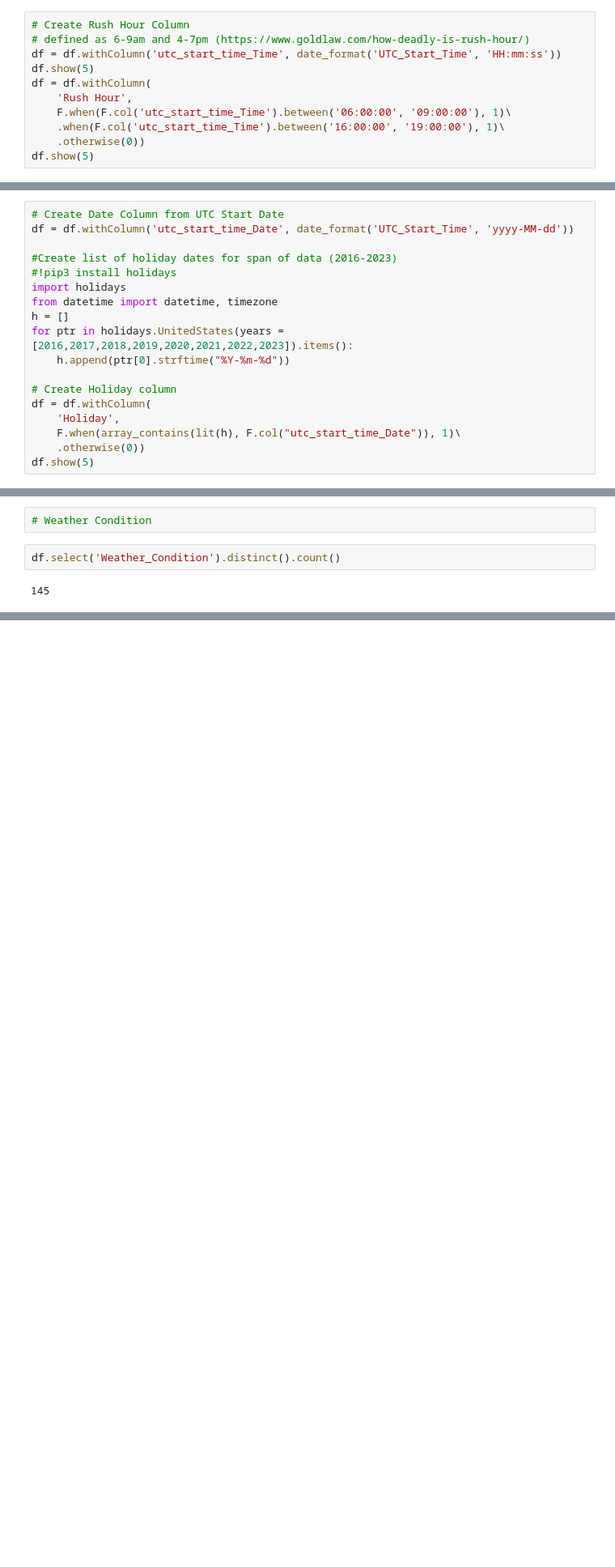
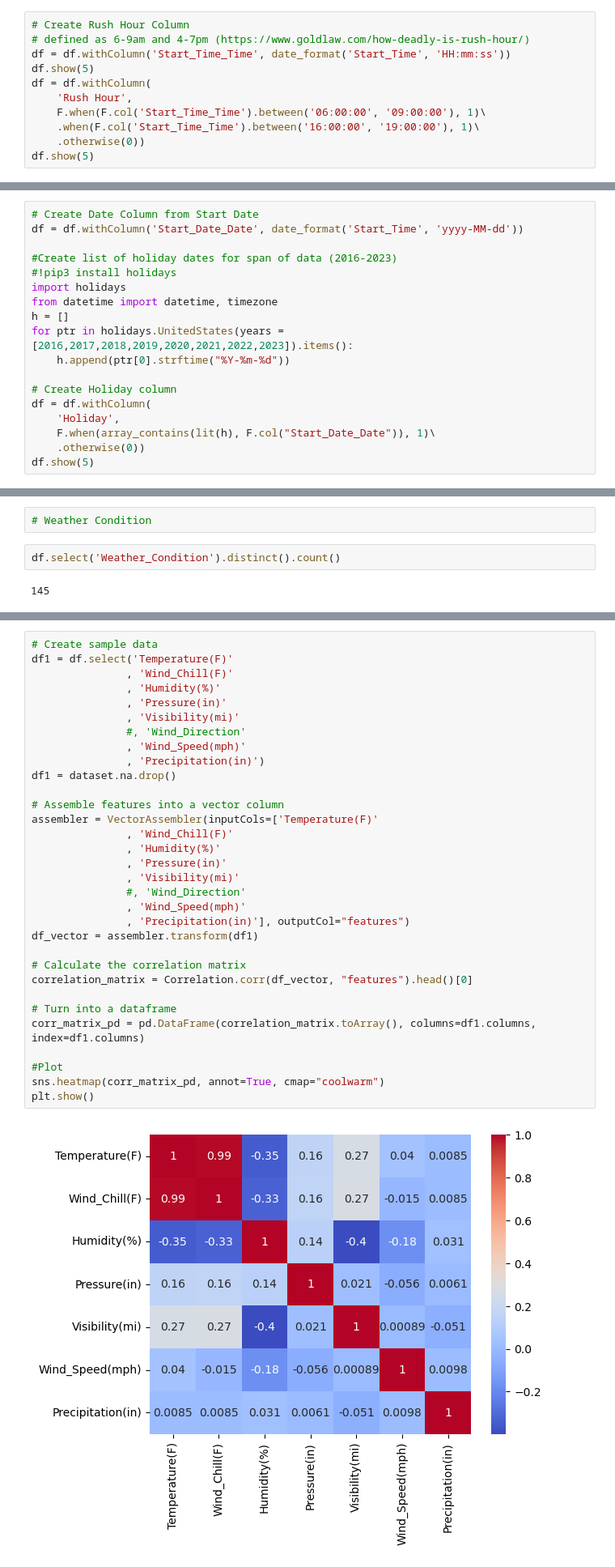
Before and after one commit to eplarocco/spark_traffic_data, a Jupyter notebook: EDA_Weather_Time.ipynb, the cells around one changed output, grey strips where cells are left out. Shown at 81% size. Drawn from its saved outputs; the diff is of its cells as text; blank space fills up the shorter version.

Commit message:
added correlation map for weather columns

```diff
--- a/EDA_Weather_Time.ipynb
+++ b/EDA_Weather_Time.ipynb
@@ -208,12 +222,12 @@ only showing top 5 rows
 # %%
 # Create Rush Hour Column
 # defined as 6-9am and 4-7pm (https://www.goldlaw.com/how-deadly-is-rush-hour/)
-df = df.withColumn('utc_start_time_Time', date_format('UTC_Start_Time', 'HH:mm:ss'))
+df = df.withColumn('Start_Time_Time', date_format('Start_Time', 'HH:mm:ss'))
 df.show(5)
 df = df.withColumn(
     'Rush Hour',
-    F.when(F.col('utc_start_time_Time').between('06:00:00', '09:00:00'), 1)\
-    .when(F.col('utc_start_time_Time').between('16:00:00', '19:00:00'), 1)\
+    F.when(F.col('Start_Time_Time').between('06:00:00', '09:00:00'), 1)\
+    .when(F.col('Start_Time_Time').between('16:00:00', '19:00:00'), 1)\
     .otherwise(0))
 df.show(5)
 # %% [output]
@@ -236,7 +250,7 @@ only showing top 5 rows
 only showing top 5 rows
 # %%
-# Create Date Column from UTC Start Date
-df = df.withColumn('utc_start_time_Date', date_format('UTC_Start_Time', 'yyyy-MM-dd'))
+# Create Date Column from Start Date
+df = df.withColumn('Start_Date_Date', date_format('Start_Time', 'yyyy-MM-dd'))
 
 #Create list of holiday dates for span of data (2016-2023)
 #!pip3 install holidays
@@ -249,7 +263,7 @@ for ptr in holidays.UnitedStates(years = [2016,2017,2018,2019,2020,2021,2022,202
 # Create Holiday column
 df = df.withColumn(
     'Holiday',
-    F.when(array_contains(lit(h), F.col("utc_start_time_Date")), 1)\
+    F.when(array_contains(lit(h), F.col("Start_Date_Date")), 1)\
     .otherwise(0))
 df.show(5)
 # %% [output]
@@ -315,0 +323,34 @@ only showing top 20 rows
+# %%
+# Create sample data
+df1 = df.select('Temperature(F)'
+               , 'Wind_Chill(F)'
+               , 'Humidity(%)'
+               , 'Pressure(in)'
+               , 'Visibility(mi)'
+               #, 'Wind_Direction'
+               , 'Wind_Speed(mph)'
+               , 'Precipitation(in)')
+df1 = dataset.na.drop()
+
+# Assemble features into a vector column
+assembler = VectorAssembler(inputCols=['Temperature(F)'
+               , 'Wind_Chill(F)'
+               , 'Humidity(%)'
+               , 'Pressure(in)'
+               , 'Visibility(mi)'
+               #, 'Wind_Direction'
+               , 'Wind_Speed(mph)'
+               , 'Precipitation(in)'], outputCol="features")
+df_vector = assembler.transform(df1)
+
+# Calculate the correlation matrix
+correlation_matrix = Correlation.corr(df_vector, "features").head()[0]
+
+# Turn into a dataframe
+corr_matrix_pd = pd.DataFrame(correlation_matrix.toArray(), columns=df1.columns, index=df1.columns)
+
+#Plot
+sns.heatmap(corr_matrix_pd, annot=True, cmap="coolwarm")
+plt.show()
+# %% [output]
+[figure, added]
```
Also changed, not shown: parts of 14 cells of this notebook.
